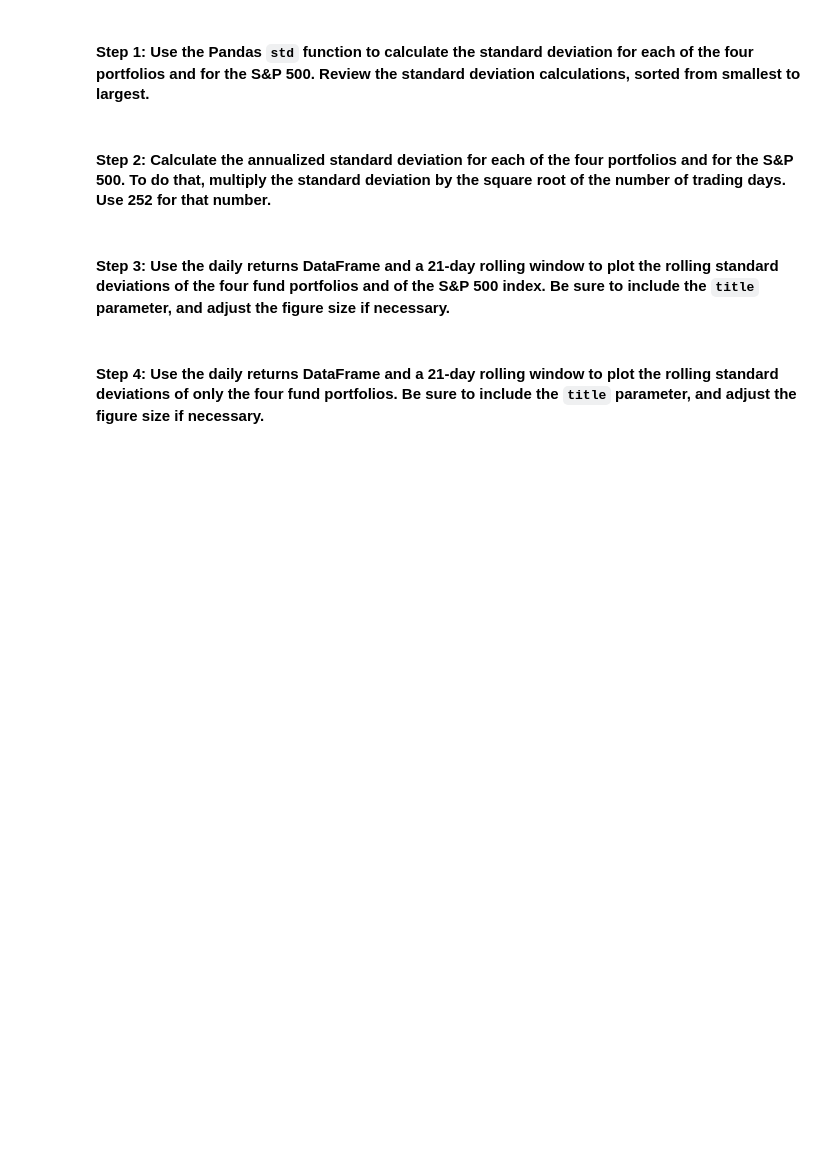
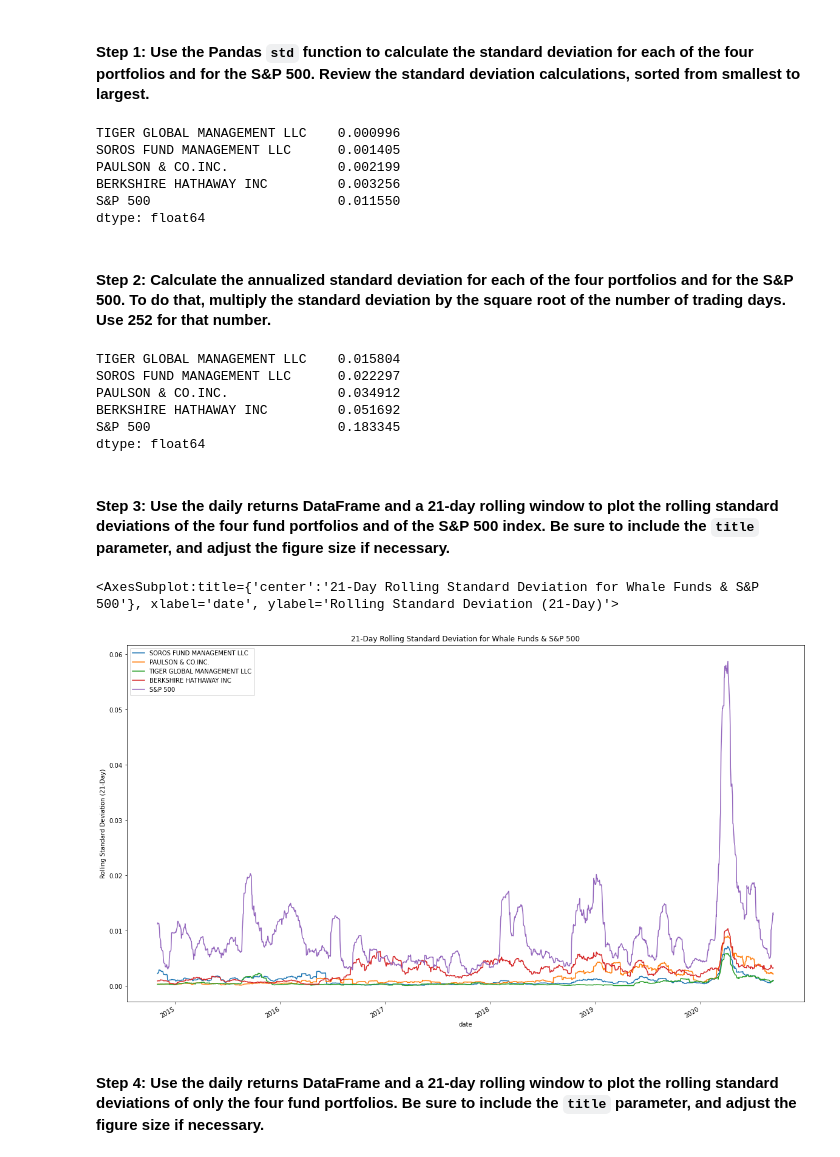
Before and after one commit to chdi2942/Risk_Return_Analysis, a Jupyter notebook: risk_return_analysis.ipynb, the cells around one changed output. Cells and saved outputs as stored; diff of their text form; code cells hidden in the pictures; blank space fills up the shorter version.

Commit message:
Analyzed the risk of the whale funds and the S&P 500 using std, annualized std, and rolling std metrics

```diff
--- a/risk_return_analysis.ipynb
+++ b/risk_return_analysis.ipynb
@@ -230,21 +231,44 @@ Evaluate the risk profile of each portfolio by using the standard deviation and
 #### Step 1: Use the Pandas `std` function to calculate the standard deviation for each of the four portfolios and for the S&P 500. Review the standard deviation calculations, sorted from smallest to largest.
 # %%
 # Calculate and sort the standard deviation for all 4 portfolios and the S&P 500
+whale_std_sorted = whale_daily_return.std().sort_values()
+
 # Review the standard deviations sorted smallest to largest
-# YOUR CODE HERE
+whale_std_sorted
+# %% [output]
+TIGER GLOBAL MANAGEMENT LLC    0.000996
+SOROS FUND MANAGEMENT LLC      0.001405
+PAULSON & CO.INC.              0.002199
+BERKSHIRE HATHAWAY INC         0.003256
+S&P 500                        0.011550
+dtype: float64
 # %% [markdown]
 #### Step 2: Calculate the annualized standard deviation for each of the four portfolios and for the S&P 500. To do that, multiply the standard deviation by the square root of the number of trading days. Use 252 for that number.
 # %%
 # Calculate and sort the annualized standard deviation (252 trading days) of the 4 portfolios and the S&P 500
+trading_days = 252
+annual_whale_std = whale_daily_return.std() * np.sqrt(trading_days)
+
 # Review the annual standard deviations smallest to largest
-# YOUR CODE HERE
+annual_whale_std.sort_values()
+# %% [output]
+TIGER GLOBAL MANAGEMENT LLC    0.015804
+SOROS FUND MANAGEMENT LLC      0.022297
+PAULSON & CO.INC.              0.034912
+BERKSHIRE HATHAWAY INC         0.051692
+S&P 500                        0.183345
+dtype: float64
 # %% [markdown]
 #### Step 3: Use the daily returns DataFrame and a 21-day rolling window to plot the rolling standard deviations of the four fund portfolios and of the S&P 500 index. Be sure to include the `title` parameter, and adjust the figure size if necessary.
 # %%
 # Using the daily returns DataFrame and a 21-day rolling window,
 # plot the rolling standard deviation of the 4 portfolios and the S&P 500
 # Include a title parameter and adjust the figure size
-# YOUR CODE HERE
+whale_std_21 = whale_daily_return.rolling(window=21).std()
+whale_std_21.plot(title="21-Day Rolling Standard Deviation for Whale Funds & S&P 500", figsize=(20,12), legend=True, ylabel="Rolling Standard Deviation (21-Day)")
+# %% [output]
+<AxesSubplot:title={'center':'21-Day Rolling Standard Deviation for Whale Funds & S&P 500'}, xlabel='date', ylabel='Rolling Standard Deviation (21-Day)'>
+[figure, added]
 # %% [markdown]
 #### Step 4: Use the daily returns DataFrame and a 21-day rolling window to plot the rolling standard deviations of only the four fund portfolios. Be sure to include the `title` parameter, and adjust the figure size if necessary.
 # %%
```
Also changed, not shown: parts of 8 cells of this notebook.
